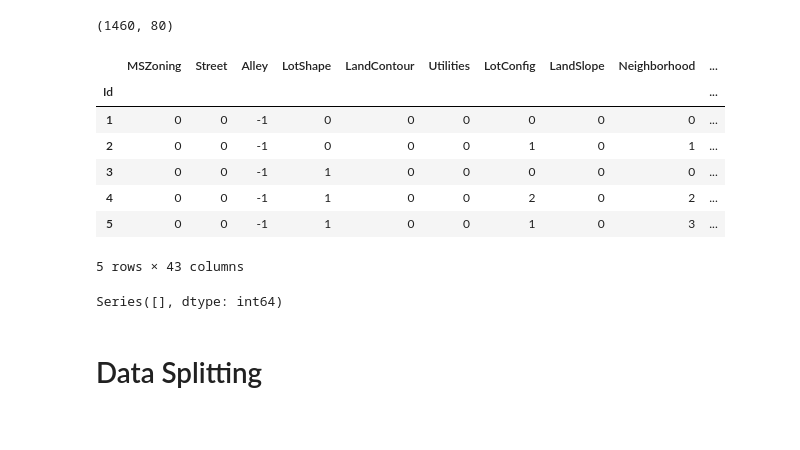
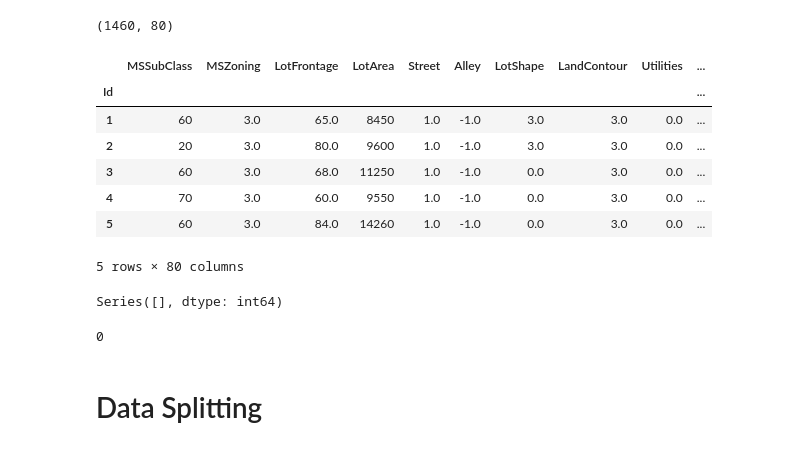
Before and after one commit to mart-anthony-stark/Machine-Learning-and-Deep-Learning, a Jupyter notebook: Housing_Prices_Prediction_Competition.ipynb, the cells around one changed output. Cells and saved outputs as stored; diff of their text form; code cells hidden in the pictures.

```diff
--- a/Housing_Prices_Prediction_Competition.ipynb
+++ b/Housing_Prices_Prediction_Competition.ipynb
@@ -116,14 +134,14 @@ X_full.shape
 # %% [output]
 (1460, 80)
-# %%
-X_full[categorical_cols].head()
-# %% [output]
-|  | MSZoning | Street | Alley | LotShape | LandContour | Utilities | LotConfig | LandSlope | Neighborhood | ... |
-| Id |  |  |  |  |  |  |  |  |  | ... |
-| 1 | 0 | 0 | -1 | 0 | 0 | 0 | 0 | 0 | 0 | ... |
-| 2 | 0 | 0 | -1 | 0 | 0 | 0 | 1 | 0 | 1 | ... |
-| 3 | 0 | 0 | -1 | 1 | 0 | 0 | 0 | 0 | 0 | ... |
-| 4 | 0 | 0 | -1 | 1 | 0 | 0 | 2 | 0 | 2 | ... |
-| 5 | 0 | 0 | -1 | 1 | 0 | 0 | 1 | 0 | 3 | ... |
-5 rows × 43 columns
+# %%
+label_X_train.head()
+# %% [output]
+|  | MSSubClass | MSZoning | LotFrontage | LotArea | Street | Alley | LotShape | LandContour | Utilities | ... |
+| Id |  |  |  |  |  |  |  |  |  | ... |
+| 1 | 60 | 3.0 | 65.0 | 8450 | 1.0 | -1.0 | 3.0 | 3.0 | 0.0 | ... |
+| 2 | 20 | 3.0 | 80.0 | 9600 | 1.0 | -1.0 | 3.0 | 3.0 | 0.0 | ... |
+| 3 | 60 | 3.0 | 68.0 | 11250 | 1.0 | -1.0 | 0.0 | 3.0 | 0.0 | ... |
+| 4 | 70 | 3.0 | 60.0 | 9550 | 1.0 | -1.0 | 0.0 | 3.0 | 0.0 | ... |
+| 5 | 60 | 3.0 | 84.0 | 14260 | 1.0 | -1.0 | 0.0 | 3.0 | 0.0 | ... |
+5 rows × 80 columns
 # %%
@@ -131,6 +149,11 @@ missing_cat = (X_full[categorical_cols].isna().sum())
 missing_cat[missing_cat > 0]
 # %% [output]
 Series([], dtype: int64)
+# %%
+# Missing
+label_X_train[categorical_cols].isna().sum().sum()
+# %% [output]
+0
 # %% [markdown]
 # Data Splitting
 # %%
```
Also changed, not shown: parts of 11 cells of this notebook.
